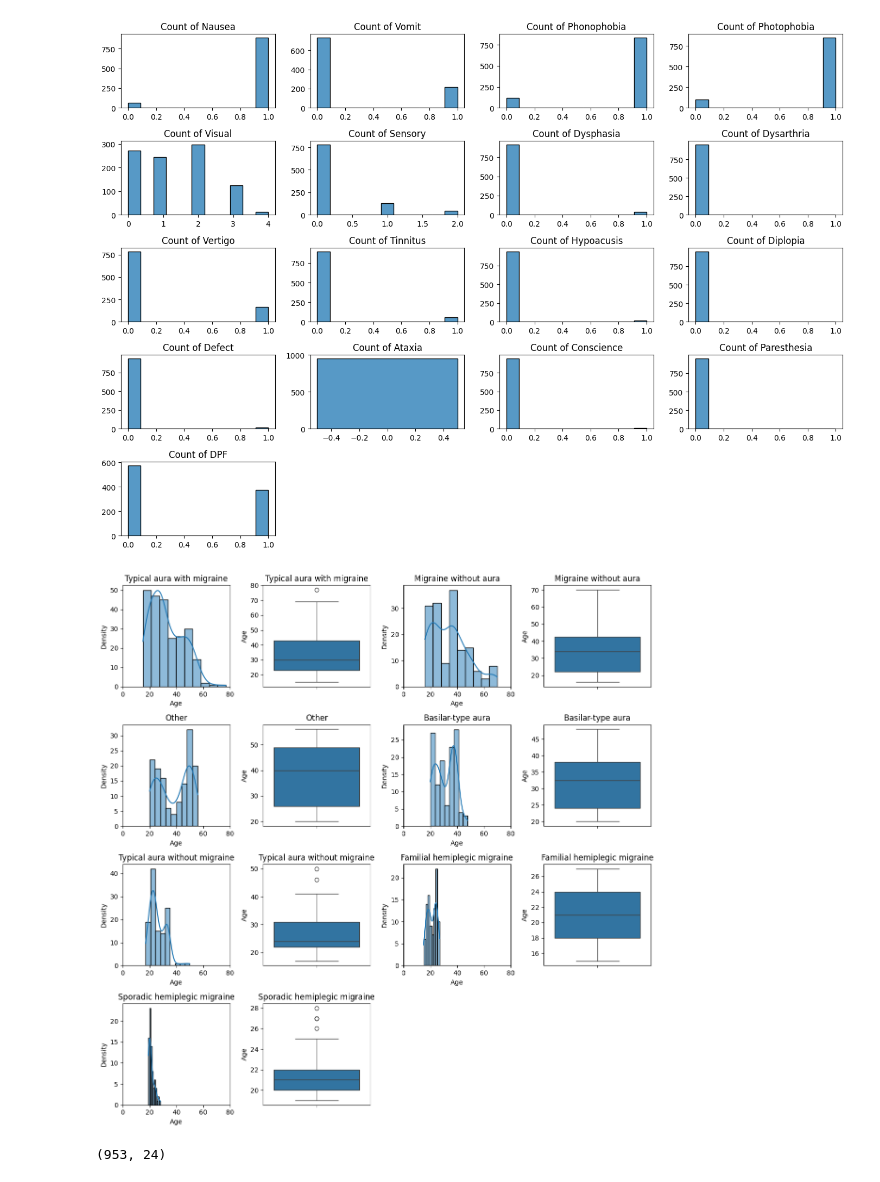
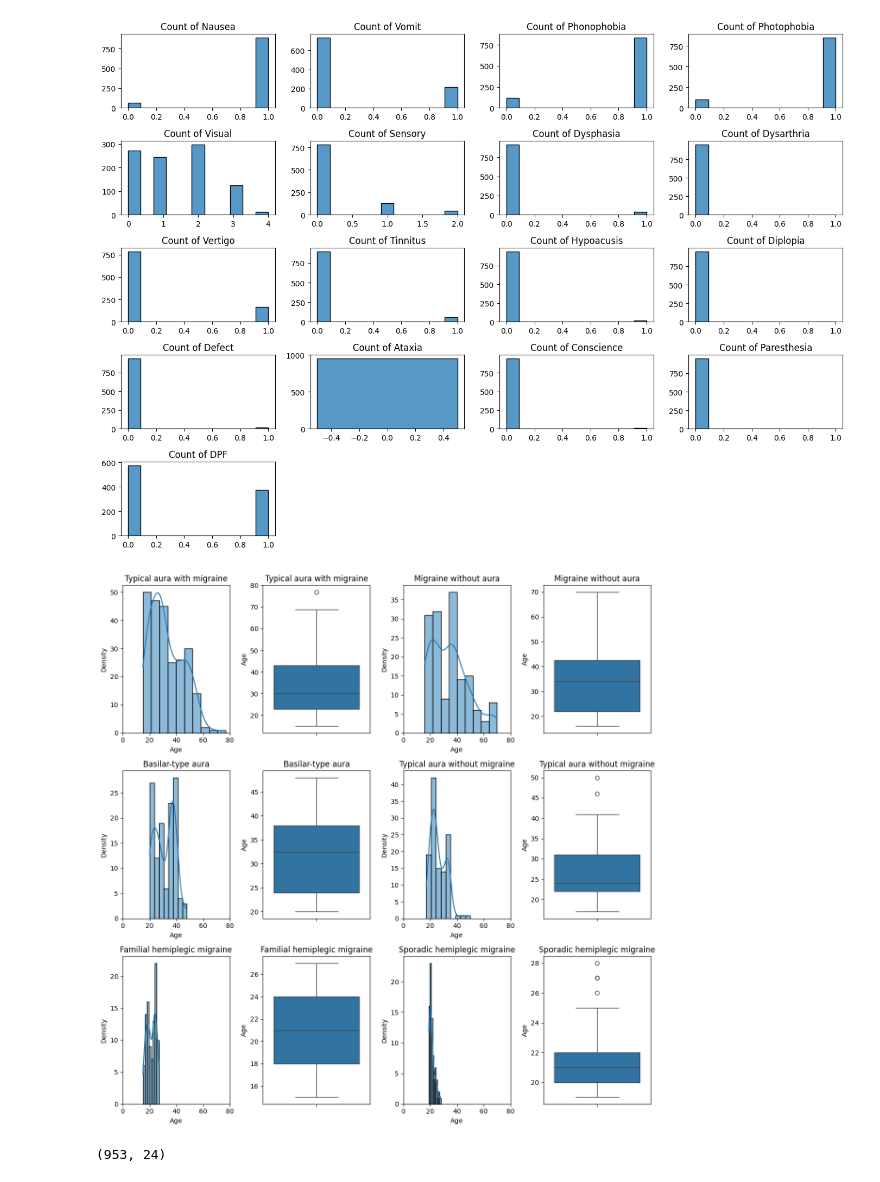
Before and after one commit to diya05arora/Computational-Analysis-of-Migraine-Symptoms-and-Severity, a Jupyter notebook: EDA.ipynb, the cells around one changed output. Cells and saved outputs as stored; diff of their text form; code cells hidden in the pictures.

```diff
--- a/EDA.ipynb
+++ b/EDA.ipynb
@@ -275,26 +275,26 @@ plt.show()
 # %% [output]
 [figure]
 # %%
-y = ["Typical aura with migraine", "Migraine without aura", "Other", "Basilar-type aura", "Typical aura without migraine", "Familial hemiplegic migraine", "Sporadic hemiplegic migraine"]
+y = ["Typical aura with migraine", "Migraine without aura", "Basilar-type aura", "Typical aura without migraine", "Familial hemiplegic migraine", "Sporadic hemiplegic migraine"]
 j = 1
 plt.figure(figsize=(12,12))
 for i in y:
-    plt.subplot(4, 4, j)
+    plt.subplot(3, 4, j)
     j=j+1
     x = df[df["Type"]==i]["Age"]
     sns.histplot(x, kde=True)
     plt.xlim(0,80)
     plt.ylabel("Density")
     plt.title(i)
 
-    plt.subplot(4, 4, j)
+    plt.subplot(3, 4, j)
     j=j+1
     sns.boxplot(x)
     plt.title(i)
 plt.tight_layout()
 plt.show()
 # %% [output]
-[figure, old version]
+[figure, new version]
 # %%
 df.shape
 # %% [output]
```
Also changed, not shown: 2 other files.
